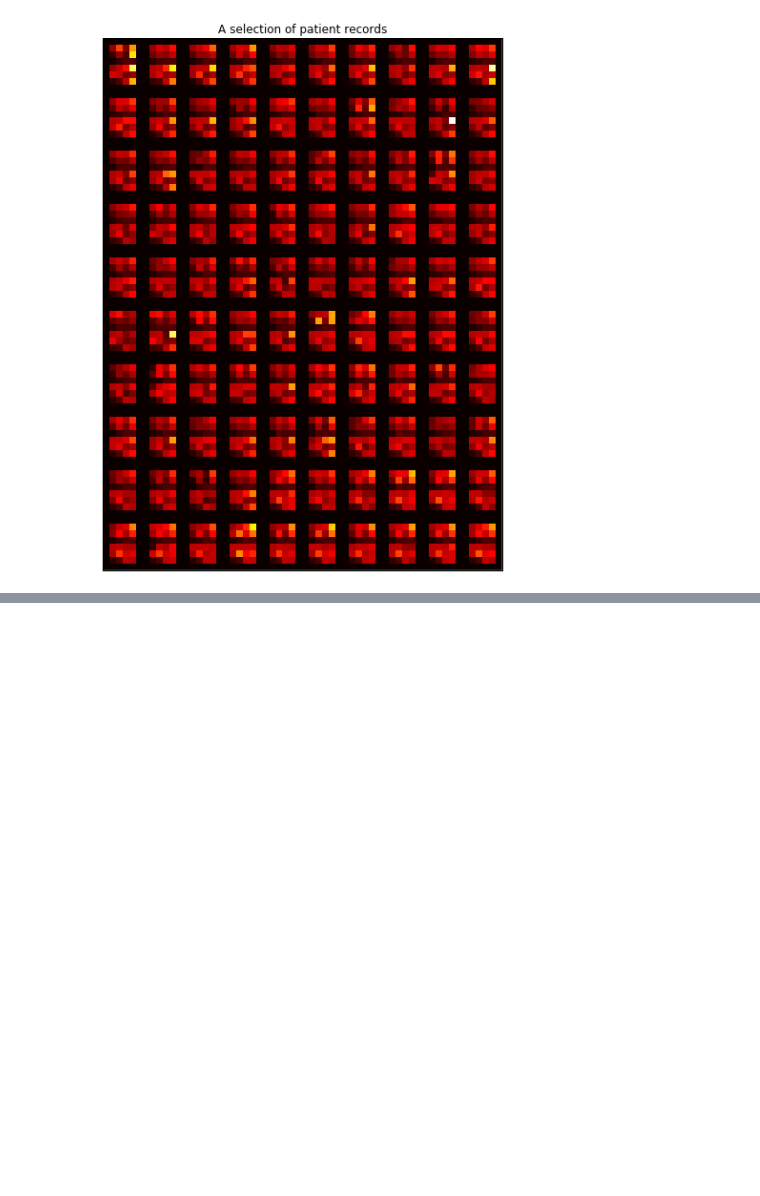
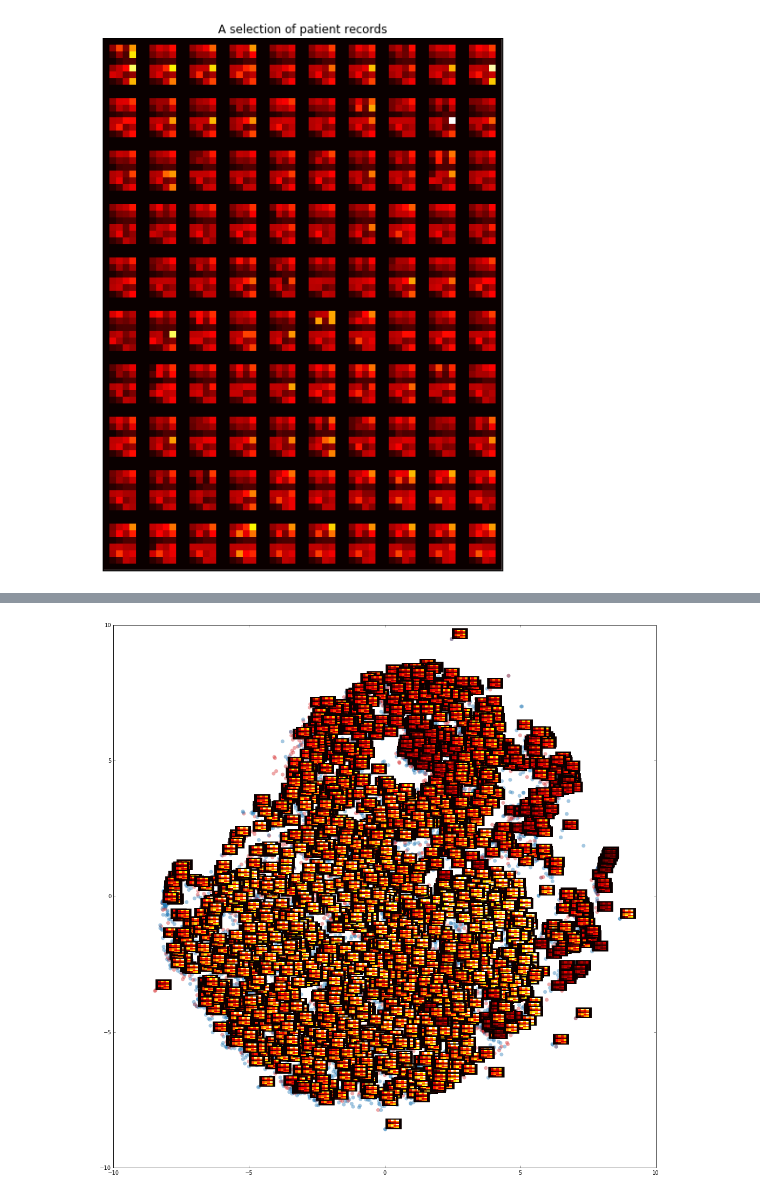
Before and after one commit to MIT-LCP/mimic-iii-paper, a Jupyter notebook: notebooks/tsne-vis.ipynb, the cells around one changed output, grey strips where cells are left out. Drawn from its saved outputs; the diff is of its cells as text; code cells hidden in the pictures; blank space fills up the shorter version.

```diff
--- a/notebooks/tsne-vis.ipynb
+++ b/notebooks/tsne-vis.ipynb
@@ -225,0 +226,28 @@ for i in range(0,10):
+# %%
+# As before, but overlay images
+
+# scatter plot
+fig, ax = plt.subplots(figsize=(18, 18))
+ax.axis([-10, 10, -10, 10])
+col = np.array(tableau20)[[phys.label]]
+ax.scatter(phys['X_tsne1'], phys['X_tsne2'],
+            facecolor=col, edgecolor='None', marker='o', s=50,cmap=plt.cm.get_cmap("jet", 10),
+            alpha=0.4,zorder=1)
+
+# overlay images
+cols=int(np.floor(np.sqrt(len(physvars))))
+rows=int(np.ceil(len(physvars)/np.float(cols)))
+dims=(rows+2,cols+2)
+physvec=np.zeros(cols*rows)
+
+for i in range(0,len(phys.index)):
+    if i%4==0:
+        x=phys['X_tsne1'].iloc[i]
+        y=phys['X_tsne2'].iloc[i]
+        physvec[:len(physvars)] = phys[physvars].iloc[i].values
+        physvec = physvec/1000 # scale
+        physbox[1:-1,1:-1]=physvec.reshape((dims[0]-2,dims[1]-2))
+        ax.imshow(physbox,extent=[x,x+rows/10.,y,y+cols/10.],zorder=2,
+                  cmap="hot",interpolation="none")
+# %% [output]
+[figure, added]
```
Also changed, not shown: parts of 2 cells of this notebook.
